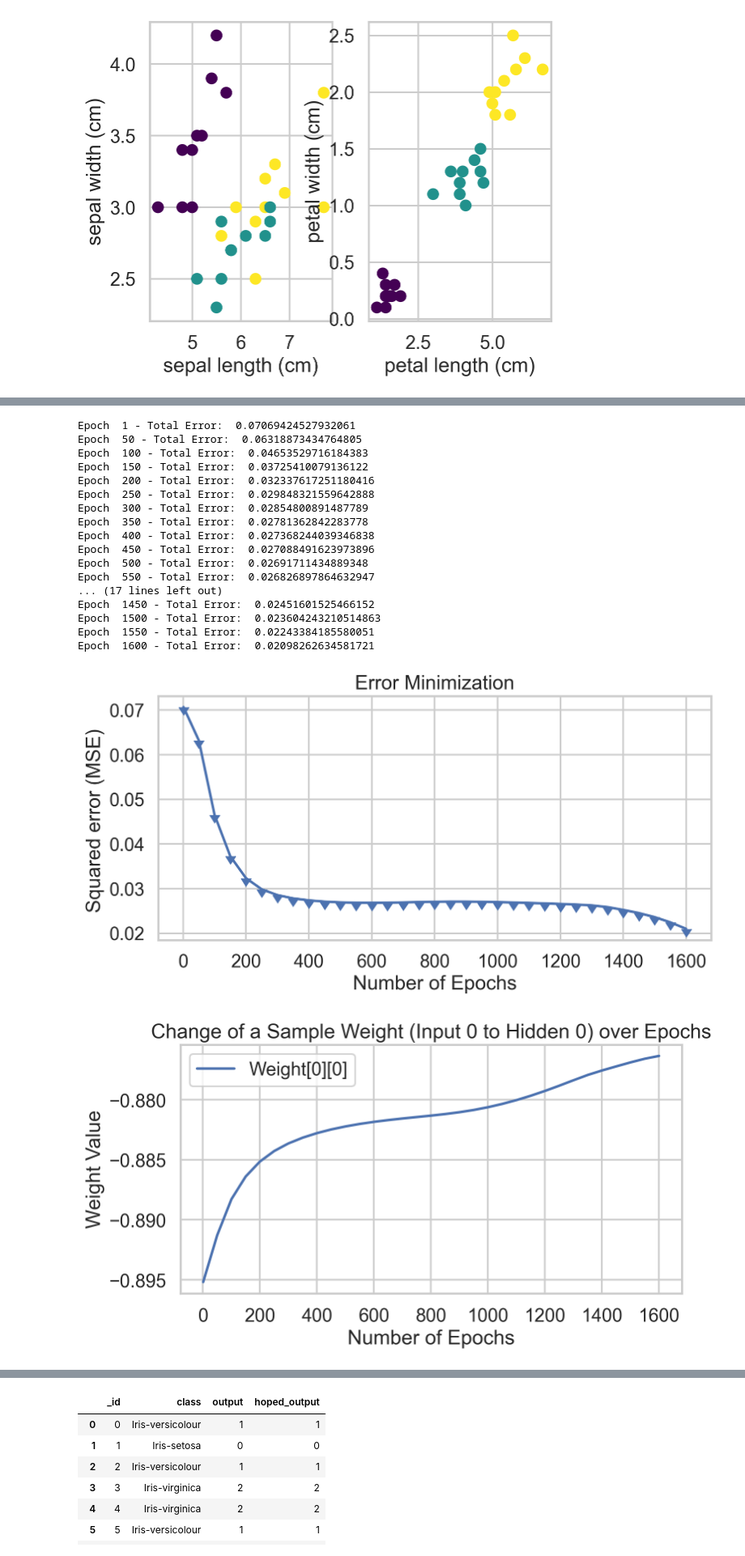
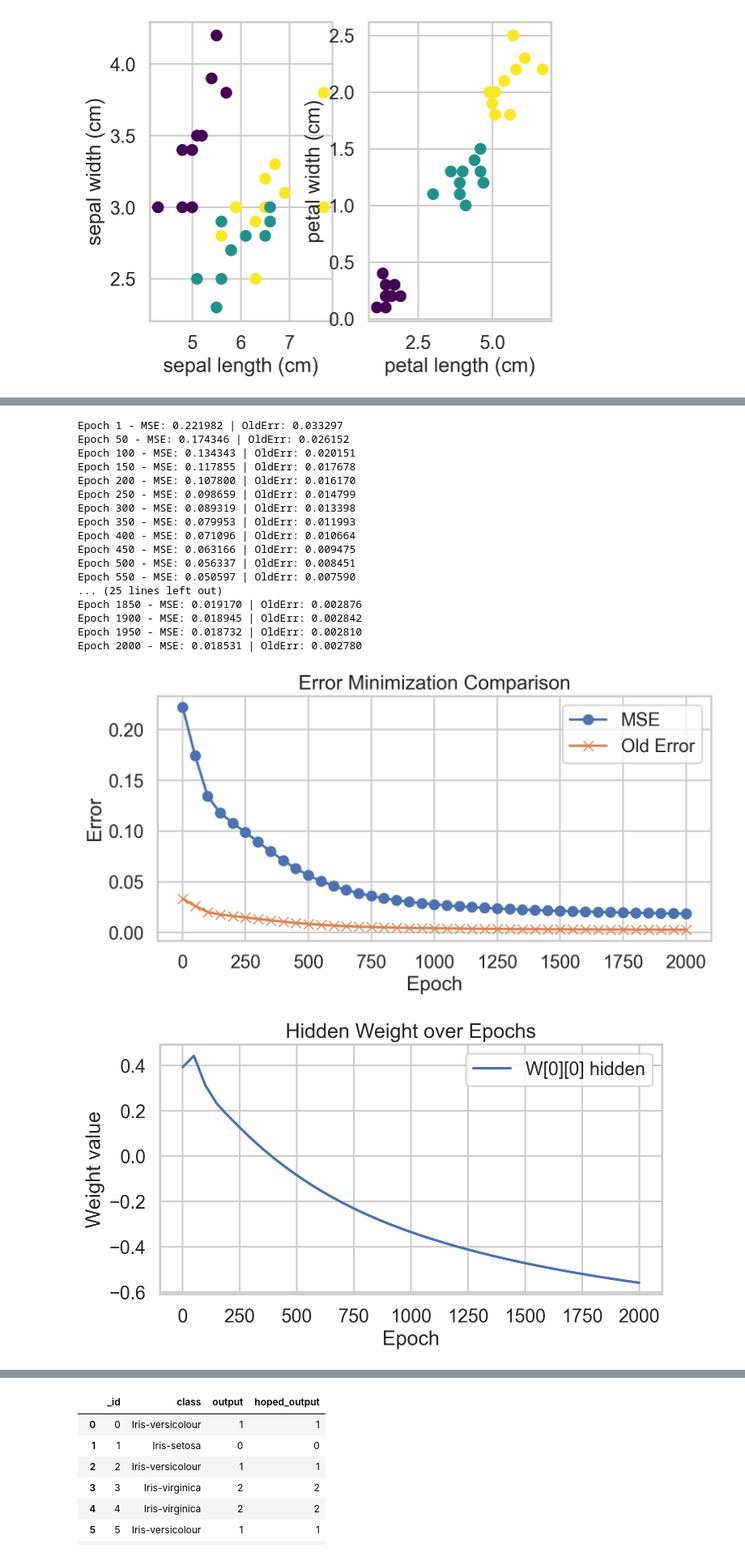
Before and after one commit to viniciusbartolomeu96/INFO_7064_TA5, a Jupyter notebook: NN_scratch_irirs_modificado.ipynb, the cells around one changed output, grey strips where cells are left out. Shown at 81% size. Cells and saved outputs as stored; diff of their text form; code cells hidden in the pictures.

```diff
--- a/NN_scratch_irirs_modificado.ipynb
+++ b/NN_scratch_irirs_modificado.ipynb
@@ -367,27 +351,27 @@ class MultiLayerPerceptron(BaseEstimator, ClassifierMixin):
 # %%
 dictionary = {'InputLayer':4, 'HiddenLayer':5, 'OutputLayer':3,
-              'Epocas':1600, 'LearningRate':0.005,'BiasHiddenValue':-1,
+              'Epocas':2000, 'LearningRate':0.005,'BiasHiddenValue':-1,
               'BiasOutputValue':-1, 'ActivationFunction':'sigmoid'}
 
 Perceptron = MultiLayerPerceptron(dictionary)
 Perceptron.fit(train_X,train_y)
 # %% [output]
-Epoch  1 - Total Error:  0.07069424527932061
-Epoch  50 - Total Error:  0.06318873434764805
-Epoch  100 - Total Error:  0.04653529716184383
-Epoch  150 - Total Error:  0.03725410079136122
-Epoch  200 - Total Error:  0.032337617251180416
-Epoch  250 - Total Error:  0.029848321559642888
-Epoch  300 - Total Error:  0.02854800891487789
-Epoch  350 - Total Error:  0.02781362842283778
-Epoch  400 - Total Error:  0.027368244039346838
-Epoch  450 - Total Error:  0.027088491623973896
-Epoch  500 - Total Error:  0.02691711434889348
-Epoch  550 - Total Error:  0.026826897864632947
-... (17 lines left out)
-Epoch  1450 - Total Error:  0.02451601525466152
-Epoch  1500 - Total Error:  0.023604243210514863
-Epoch  1550 - Total Error:  0.02243384185580051
-Epoch  1600 - Total Error:  0.02098262634581721
+Epoch 1 - MSE: 0.221982 | OldErr: 0.033297
+Epoch 50 - MSE: 0.174346 | OldErr: 0.026152
+Epoch 100 - MSE: 0.134343 | OldErr: 0.020151
+Epoch 150 - MSE: 0.117855 | OldErr: 0.017678
+Epoch 200 - MSE: 0.107800 | OldErr: 0.016170
+Epoch 250 - MSE: 0.098659 | OldErr: 0.014799
+Epoch 300 - MSE: 0.089319 | OldErr: 0.013398
+Epoch 350 - MSE: 0.079953 | OldErr: 0.011993
+Epoch 400 - MSE: 0.071096 | OldErr: 0.010664
+Epoch 450 - MSE: 0.063166 | OldErr: 0.009475
+Epoch 500 - MSE: 0.056337 | OldErr: 0.008451
+Epoch 550 - MSE: 0.050597 | OldErr: 0.007590
+... (25 lines left out)
+Epoch 1850 - MSE: 0.019170 | OldErr: 0.002876
+Epoch 1900 - MSE: 0.018945 | OldErr: 0.002842
+Epoch 1950 - MSE: 0.018732 | OldErr: 0.002810
+Epoch 2000 - MSE: 0.018531 | OldErr: 0.002780
-[figure, old version]
+[figure, new version]
-[figure, old version]
+[figure, new version]
```
Also changed, not shown: parts of 9 cells of this notebook.
